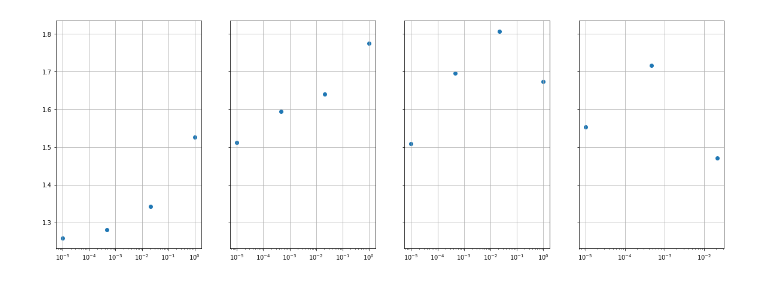
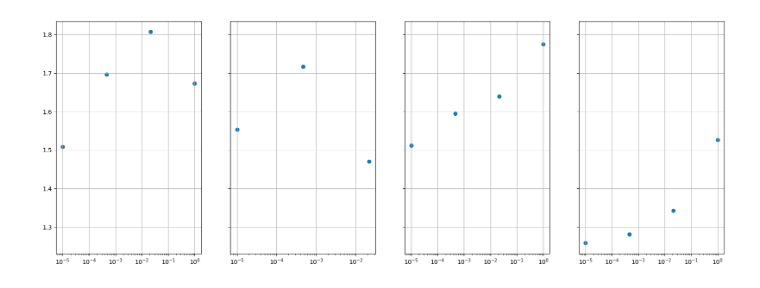
Before and after one commit to jon-dong/reservoir-frontier, a Jupyter notebook: fractal_analysis.ipynb, the cells around one changed output. Saved outputs shown, nothing was run; the diff lists cells and outputs as text; code cells hidden in the pictures.

```diff
--- a/fractal_analysis.ipynb
+++ b/fractal_analysis.ipynb
@@ -11,11 +14,16 @@ def final_plot_threshold(folder, threshold_list_number=32):
     fields = []
     level = 0
     thresh_list = np.logspace(-5, 0, threshold_list_number)
-    fig, axs = plt.subplots(1, len(os.listdir(folder)), sharey="row", figsize=[20, 7])
-    final_spore_list = [0 for i in range(len(os.listdir(folder)))]
-    final_dim_edge_list = [0 for i in range(len(os.listdir(folder)))]
-    max_thresholds = [0 for i in range(len(os.listdir(folder)))]
-    for idx, file in enumerate(sorted(os.listdir(folder))):
+
+    # Filter .npy files first
+    npy_files = [f for f in sorted(os.listdir(folder)) if f.endswith(".npy")]
+
+    fig, axs = plt.subplots(1, len(npy_files), sharey="row", figsize=[20, 7])
+    final_spore_list = [0 for i in range(len(npy_files))]
+    final_dim_edge_list = [0 for i in range(len(npy_files))]
+    max_thresholds = [0 for i in range(len(npy_files))]
+
+    for idx, file in enumerate(npy_files):
         img = np.load(folder + file, allow_pickle=True)
         fields.append(img.copy())
         dim_list_edge = []
@@ -27,7 +35,7 @@ def final_plot_threshold(folder, threshold_list_number=32):
             )
 
             signed_field = np.ones(field_of_zeros.shape)
-            signed_field[field_of_zeros] *= -1
+            signed_field[field_of_zeros] = -1
             edges = extract_edges(signed_field)
 
             min_idx = 0
@@ -51,10 +59,10 @@ def final_plot_threshold(folder, threshold_list_number=32):
 
     return final_dim_edge_list, final_spore_list, max_thresholds
 # %%
-folder = "data/fractal_fc/"
+folder = "data/runs/only_2d_outputs/"
 final_dim_edge_list, final_spore_list, max_thresholds = final_plot_threshold(folder, threshold_list_number=4)
 # %% [output]
-[figure, old version]
+[figure, new version]
 # %%
 def fractal_lin_regs(folder, threshold_list):
     fields = []
```
Also changed, not shown: parts of 3 cells of this notebook, 8 other files.
